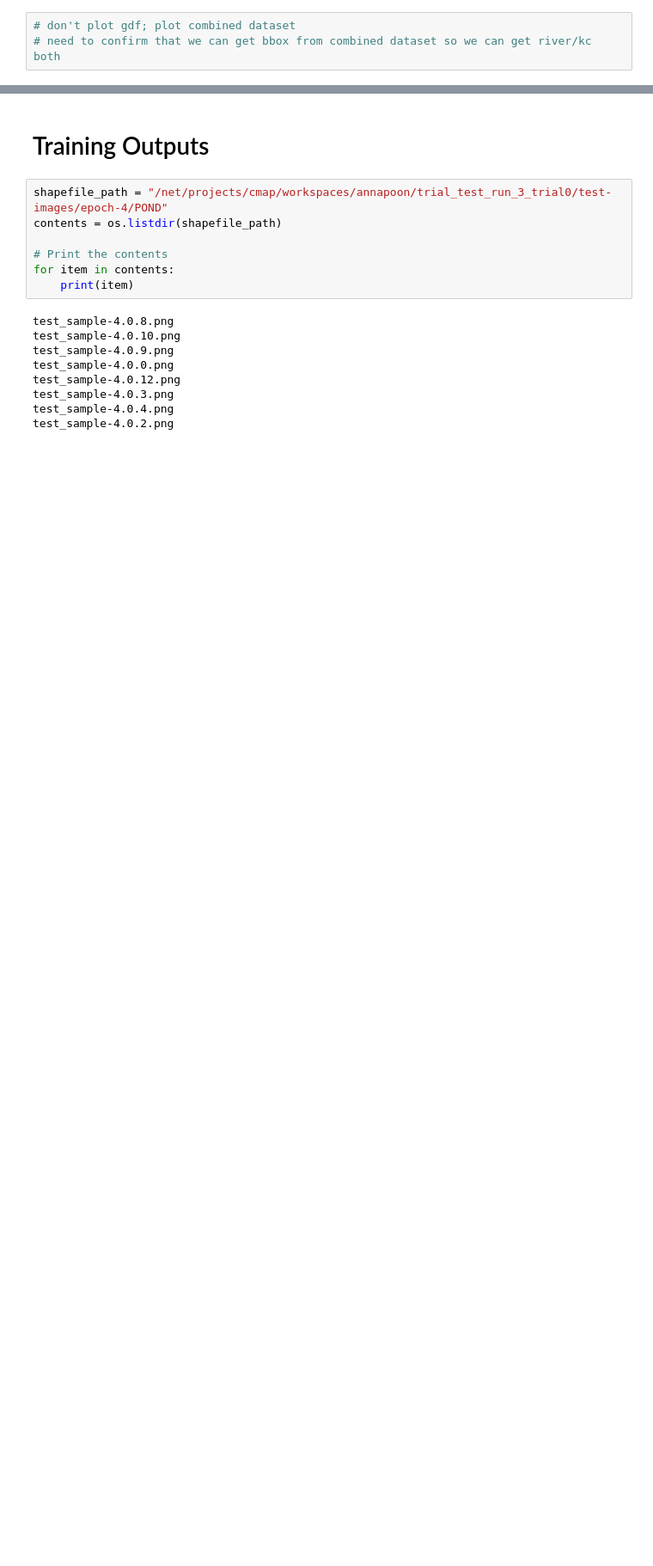
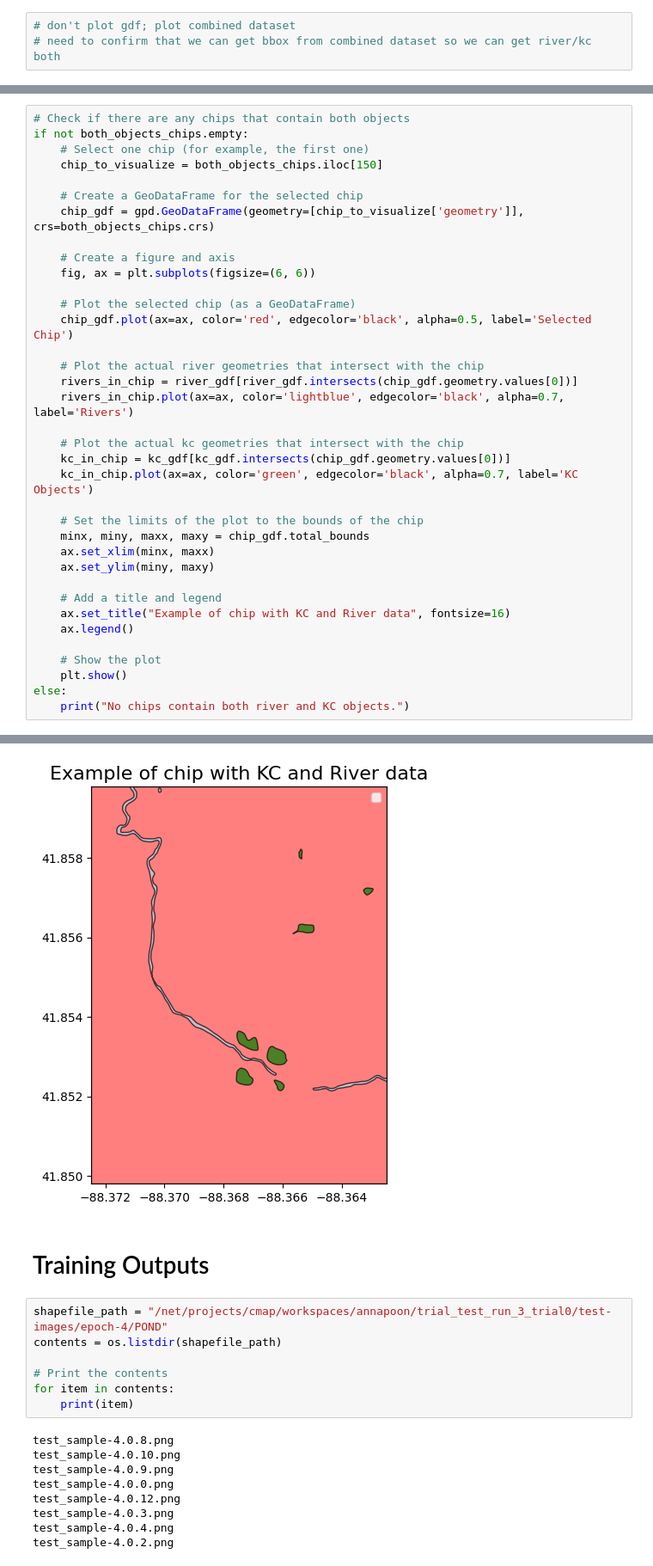
Before and after one commit to dsi-clinic/CMAP, a Jupyter notebook: data/river_processing.ipynb, the cells around one changed output, grey strips where cells are left out. Shown at 86% size. Drawn from its saved outputs; the diff is of its cells as text; blank space fills up the shorter version.

```diff
--- a/data/river_processing.ipynb
+++ b/data/river_processing.ipynb
@@ -313,0 +477,37 @@ No artists with labels found to put in legend.  Note that artists whose label st
+# %%
+# Check if there are any chips that contain both objects
+if not both_objects_chips.empty:
+    # Select one chip (for example, the first one)
+    chip_to_visualize = both_objects_chips.iloc[150]
+
+    # Create a GeoDataFrame for the selected chip
+    chip_gdf = gpd.GeoDataFrame(geometry=[chip_to_visualize['geometry']], crs=both_objects_chips.crs)
+
+    # Create a figure and axis
+    fig, ax = plt.subplots(figsize=(6, 6))
+
+    # Plot the selected chip (as a GeoDataFrame)
+    chip_gdf.plot(ax=ax, color='red', edgecolor='black', alpha=0.5, label='Selected Chip')
+
+    # Plot the actual river geometries that intersect with the chip
+    rivers_in_chip = river_gdf[river_gdf.intersects(chip_gdf.geometry.values[0])]
+    rivers_in_chip.plot(ax=ax, color='lightblue', edgecolor='black', alpha=0.7, label='Rivers')
+
+    # Plot the actual kc geometries that intersect with the chip
+    kc_in_chip = kc_gdf[kc_gdf.intersects(chip_gdf.geometry.values[0])]
+    kc_in_chip.plot(ax=ax, color='green', edgecolor='black', alpha=0.7, label='KC Objects')
+
+    # Set the limits of the plot to the bounds of the chip
+    minx, miny, maxx, maxy = chip_gdf.total_bounds
+    ax.set_xlim(minx, maxx)
+    ax.set_ylim(miny, maxy)
+
+    # Add a title and legend
+    ax.set_title("Example of chip with KC and River data", fontsize=16)
+    ax.legend()
+
+    # Show the plot
+    plt.show()
+else:
+    print("No chips contain both river and KC objects.")
+# %% [output]
@@ -314,3 +517,4 @@ No artists with labels found to put in legend.  Note that artists whose label st
+[figure, added]
 # %% [markdown]
 # Training Outputs
 # %%
```
Also changed, not shown: parts of 19 cells of this notebook.
